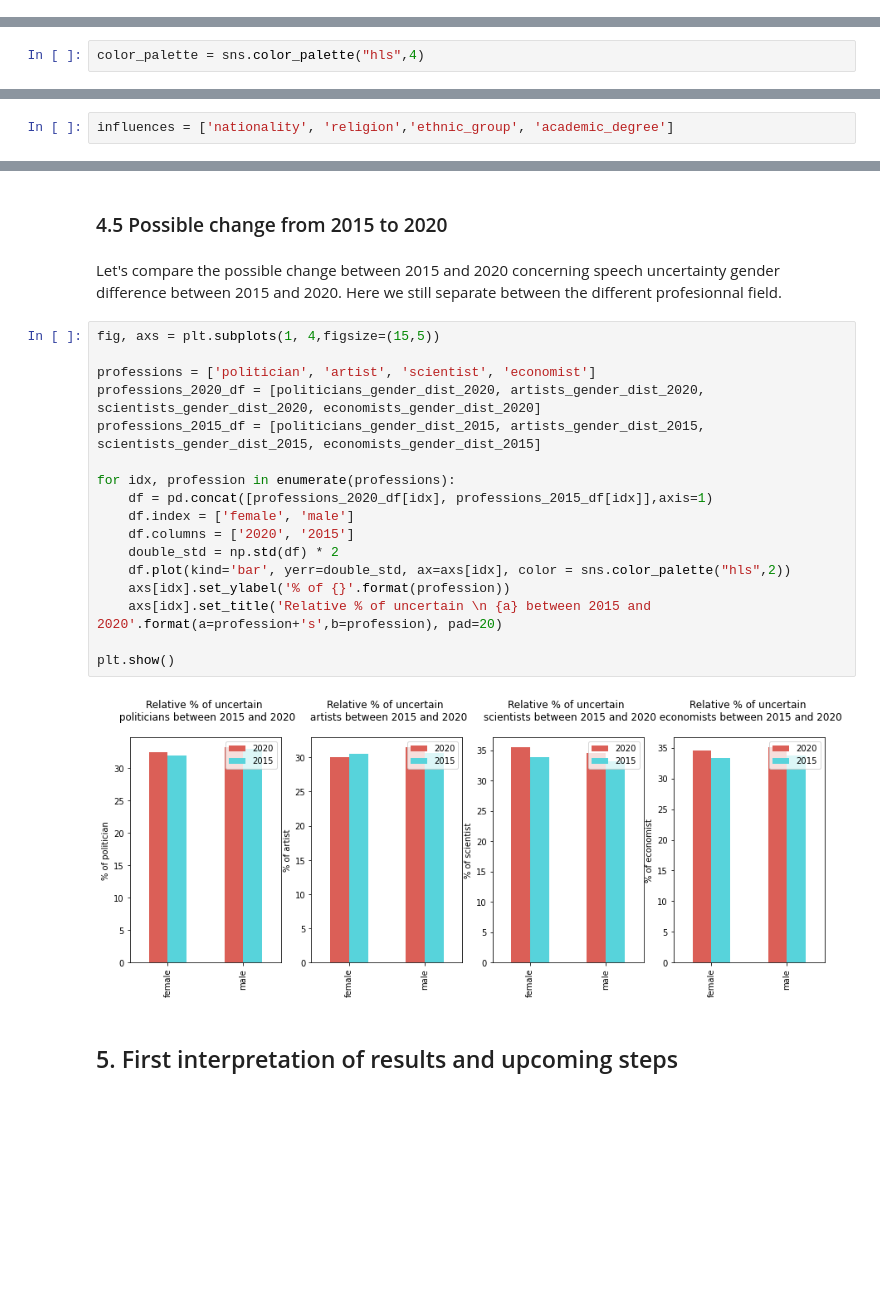
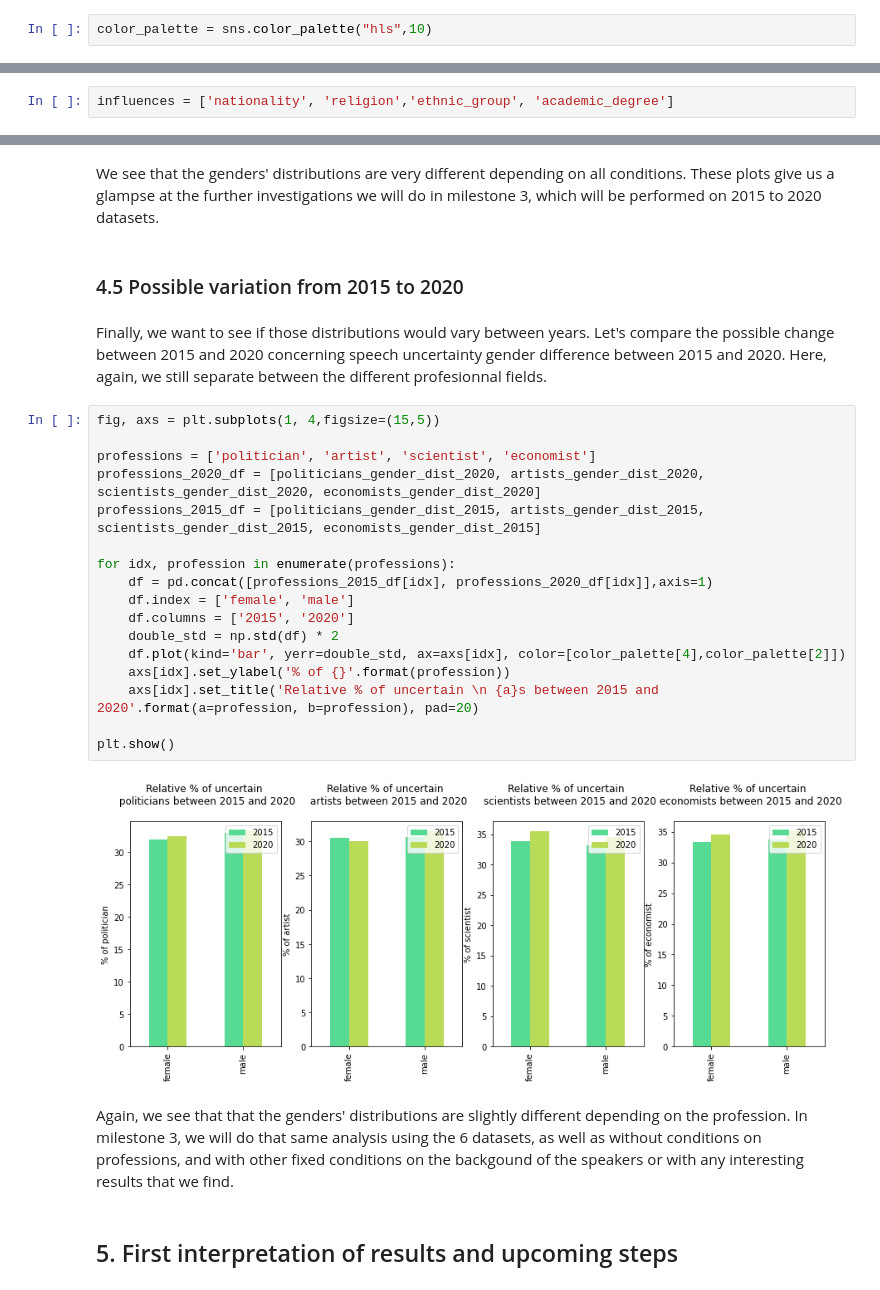
Before and after one commit to coraliegrobel/ada-2021-project-sv4ever, a Jupyter notebook: ada_main.ipynb, the cells around one changed output, grey strips where cells are left out. Saved outputs shown, nothing was run; the diff lists cells and outputs as text; blank space fills up the shorter version.

```diff
--- a/ada_main.ipynb
+++ b/ada_main.ipynb
@@ -137,0 +142,2 @@ array(['en', 'fr', 'ms', 'sw'], dtype=object)
+# %%
+color_palette = sns.color_palette("hls",10)
@@ -565,5 +564,3 @@ We define a color palette that will be used carefully throughout the project to
-# %%
-color_palette = sns.color_palette("hls",4)
 # %% [markdown]
 ### Functions <a name="4functions"></a>
 # %% [markdown]
@@ -821,26 +827,30 @@ for influence in influences:
+# %% [markdown]
+We see that the genders' distributions are very different depending on all conditions. These plots give us a glampse at the further investigations we will do in milestone 3, which will be performed on 2015 to 2020 datasets.
 # %% [markdown]
-### 4.5 Possible change from 2015 to 2020 <a name="4.5"></a>
+### 4.5 Possible variation from 2015 to 2020 <a name="4.5"></a>
 # %% [markdown]
-Let's compare the possible change between 2015 and 2020 concerning speech uncertainty gender difference between 2015 and 2020. Here we still separate between the different profesionnal field.
+Finally, we want to see if those distributions would vary between years. Let's compare the possible change between 2015 and 2020 concerning speech uncertainty gender difference between 2015 and 2020. Here, again, we still separate between the different profesionnal fields.
 # %%
 fig, axs = plt.subplots(1, 4,figsize=(15,5))
 
 professions = ['politician', 'artist', 'scientist', 'economist']
 professions_2020_df = [politicians_gender_dist_2020, artists_gender_dist_2020, scientists_gender_dist_2020, economists_gender_dist_2020]
 professions_2015_df = [politicians_gender_dist_2015, artists_gender_dist_2015, scientists_gender_dist_2015, economists_gender_dist_2015]
 
 for idx, profession in enumerate(professions):
-    df = pd.concat([professions_2020_df[idx], professions_2015_df[idx]],axis=1)
+    df = pd.concat([professions_2015_df[idx], professions_2020_df[idx]],axis=1)
     df.index = ['female', 'male']
-    df.columns = ['2020', '2015']
+    df.columns = ['2015', '2020']
     double_std = np.std(df) * 2
-    df.plot(kind='bar', yerr=double_std, ax=axs[idx], color = sns.color_palette("hls",2))
+    df.plot(kind='bar', yerr=double_std, ax=axs[idx], color=[color_palette[4],color_palette[2]])
     axs[idx].set_ylabel('% of {}'.format(profession))
-    axs[idx].set_title('Relative % of uncertain \n {a} between 2015 and 2020'.format(a=profession+'s',b=profession), pad=20)
+    axs[idx].set_title('Relative % of uncertain \n {a}s between 2015 and 2020'.format(a=profession, b=profession), pad=20)
 
 plt.show()
 # %% [output]
-[figure, old version]
+[figure, new version]
+# %% [markdown]
+Again, we see that that the genders' distributions are slightly different depending on the profession. In milestone 3, we will do that same analysis using the 6 datasets, as well as without conditions on professions, and with other fixed conditions on the backgound of the speakers or with any interesting results that we find.
 # %% [markdown]
 ## 5. First interpretation of results and upcoming steps <a name="interpretation"></a>
 # %% [markdown]
```
Also changed, not shown: parts of 104 cells of this notebook.
